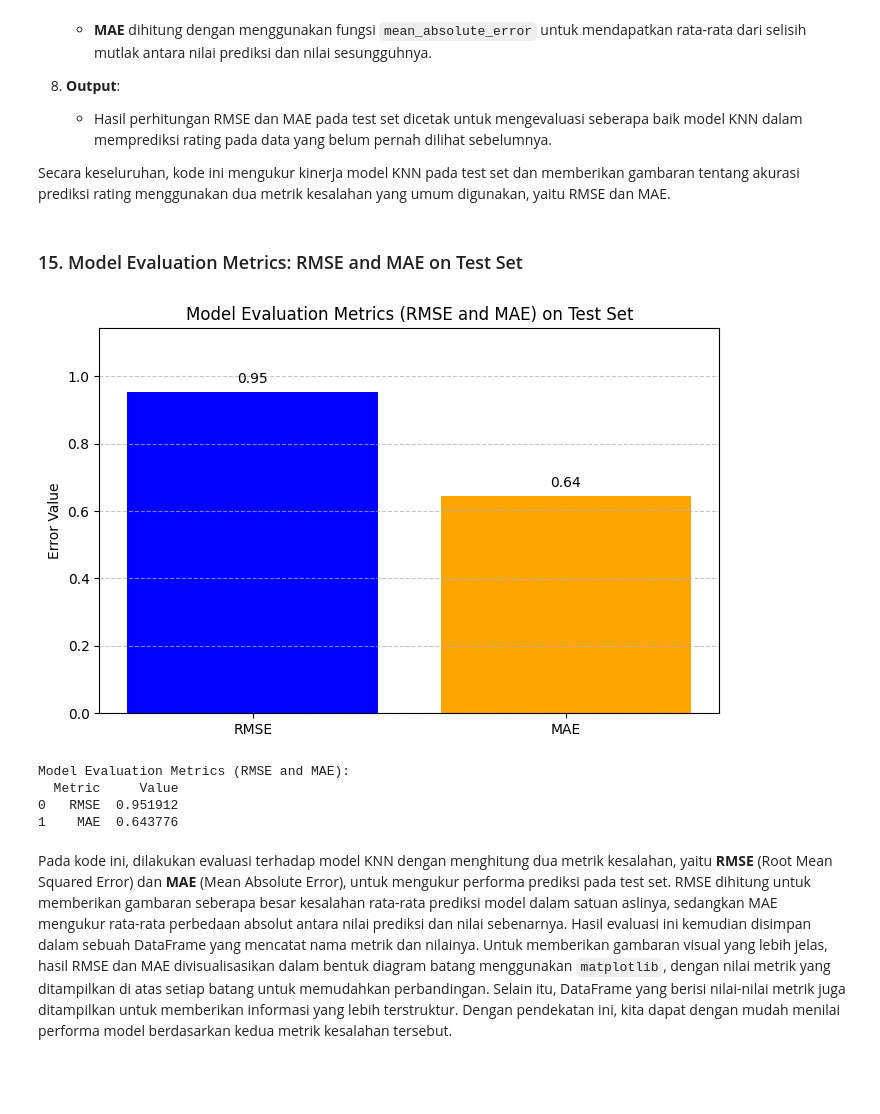
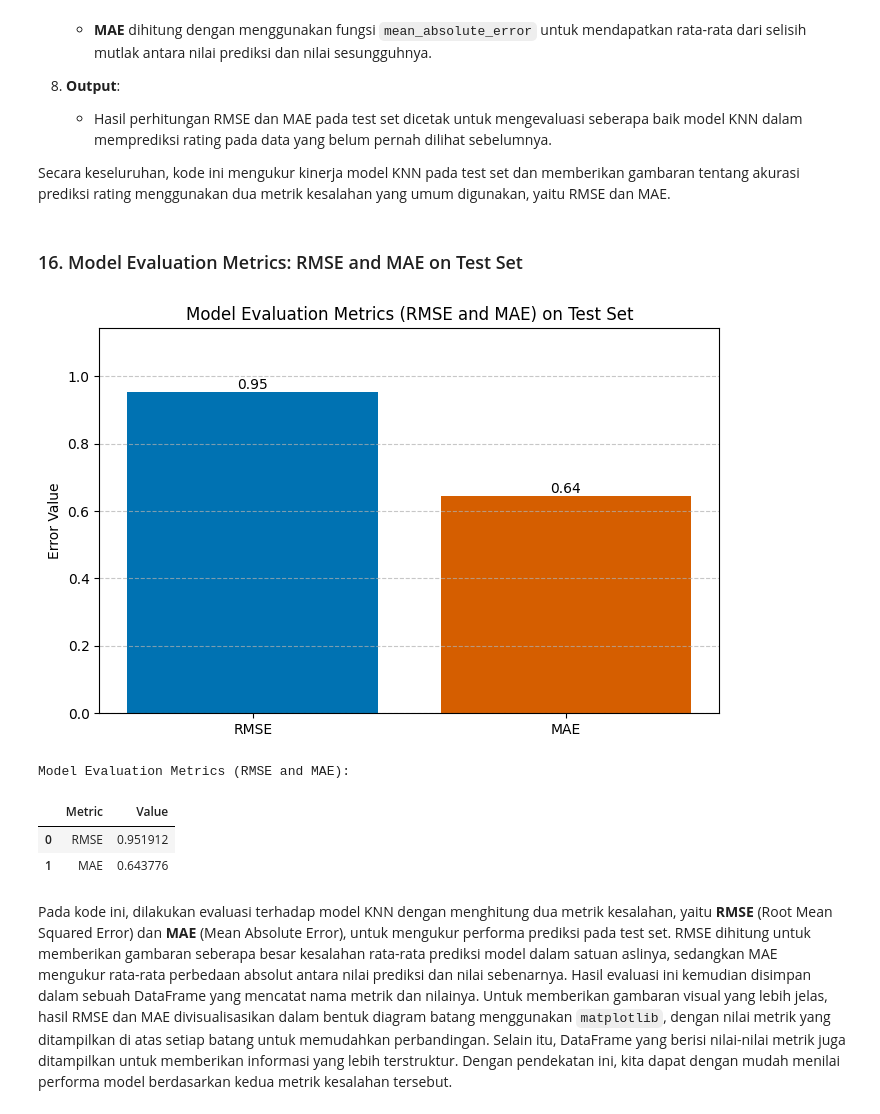
Before and after one commit to bintangmargarethasitumorang/Recommendation-System-Project-Group-06, a Jupyter notebook: CBF_Using_KNN_Toba-Tourism_Group 6.ipynb, the cells around one changed output. Saved outputs shown, nothing was run; the diff lists cells and outputs as text; code cells hidden in the pictures; blank space fills up the shorter version.

```diff
--- a/CBF_Using_KNN_Toba-Tourism_Group 6.ipynb
+++ b/CBF_Using_KNN_Toba-Tourism_Group 6.ipynb
@@ -477,43 +495,48 @@ Pada kode ini, dilakukan evaluasi model KNN menggunakan dua metrik, yaitu **RMSE
 
 Secara keseluruhan, kode ini mengukur kinerja model KNN pada test set dan memberikan gambaran tentang akurasi prediksi rating menggunakan dua metrik kesalahan yang umum digunakan, yaitu RMSE dan MAE.
 # %% [markdown]
-### 15. Model Evaluation Metrics: RMSE and MAE on Test Set
+### 16. Model Evaluation Metrics: RMSE and MAE on Test Set
 # %%
-# Asumsi hasil evaluasi dari kode sebelumnya
+# Assuming test_rmse and test_mae are already calculated
+# Example values (replace with your actual values)
 test_rmse = mean_squared_error(test_true_ratings, test_predicted_ratings, squared=False)
 test_mae = mean_absolute_error(test_true_ratings, test_predicted_ratings)
 
-# 1. Buat DataFrame untuk menyimpan hasil metrik
+# Create a DataFrame for the metrics
 metrics_data = {
     "Metric": ["RMSE", "MAE"],
     "Value": [test_rmse, test_mae]
 }
 metrics_df = pd.DataFrame(metrics_data)
 
-# 2. Visualisasi RMSE dan MAE
+# Visualize RMSE and MAE with improved colorblind-friendly palette
 plt.figure(figsize=(8, 5))
-bars = plt.bar(metrics_df["Metric"], metrics_df["Value"], color=['blue', 'orange'])
+bars = plt.bar(metrics_df["Metric"], metrics_df["Value"], color=['#0072B2', '#D55E00']) # Qualitative colorblind-safe palette
 plt.title("Model Evaluation Metrics (RMSE and MAE) on Test Set")
 plt.ylabel("Error Value")
-plt.ylim(0, max(metrics_df["Value"]) * 1.2)  # Scale the y-axis
 
-# Add values above bars
+# Set y-axis limit dynamically
+plt.ylim(0, max(metrics_df["Value"]) * 1.2)
+
+# Add value labels above the bars
 for bar in bars:
     yval = bar.get_height()
-    plt.text(bar.get_x() + bar.get_width() / 2.0, yval + 0.02, round(yval, 2), ha='center', va='bottom')
+    plt.text(bar.get_x() + bar.get_width()/2, yval, round(yval, 2), ha='center', va='bottom')
 
-plt.grid(axis="y", linestyle="--", alpha=0.7)
+# Add a horizontal grid for better readability
+plt.grid(axis='y', linestyle='--', alpha=0.7)
+
 plt.show()
 
-# 3. Tampilkan DataFrame sebagai tabel
+# Display the DataFrame as a table
 print("Model Evaluation Metrics (RMSE and MAE):")
-print(metrics_df)
+metrics_df
 # %% [output]
-[figure, old version]
+[figure, new version]
 Model Evaluation Metrics (RMSE and MAE):
-  Metric     Value
-0   RMSE  0.951912
-1    MAE  0.643776
+|  | Metric | Value |
+| 0 | RMSE | 0.951912 |
+| 1 | MAE | 0.643776 |
 # %% [markdown]
 Pada kode ini, dilakukan evaluasi terhadap model KNN dengan menghitung dua metrik kesalahan, yaitu **RMSE** (Root Mean Squared Error) dan **MAE** (Mean Absolute Error), untuk mengukur performa prediksi pada test set. RMSE dihitung untuk memberikan gambaran seberapa besar kesalahan rata-rata prediksi model dalam satuan aslinya, sedangkan MAE mengukur rata-rata perbedaan absolut antara nilai prediksi dan nilai sebenarnya. Hasil evaluasi ini kemudian disimpan dalam sebuah DataFrame yang mencatat nama metrik dan nilainya. Untuk memberikan gambaran visual yang lebih jelas, hasil RMSE dan MAE divisualisasikan dalam bentuk diagram batang menggunakan `matplotlib`, dengan nilai metrik yang ditampilkan di atas setiap batang untuk memudahkan perbandingan. Selain itu, DataFrame yang berisi nilai-nilai metrik juga ditampilkan untuk memberikan informasi yang lebih terstruktur. Dengan pendekatan ini, kita dapat dengan mudah menilai performa model berdasarkan kedua metrik kesalahan tersebut.
 # %% [markdown]
```
Also changed, not shown: parts of 11 cells of this notebook.
